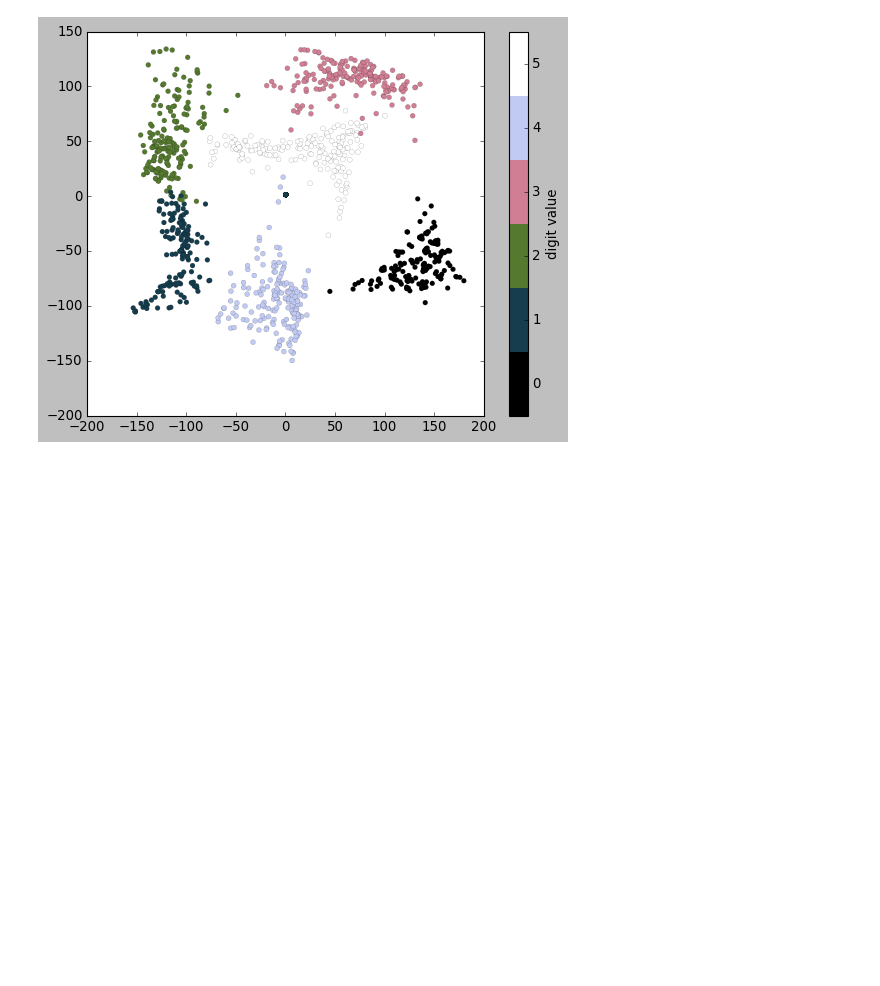
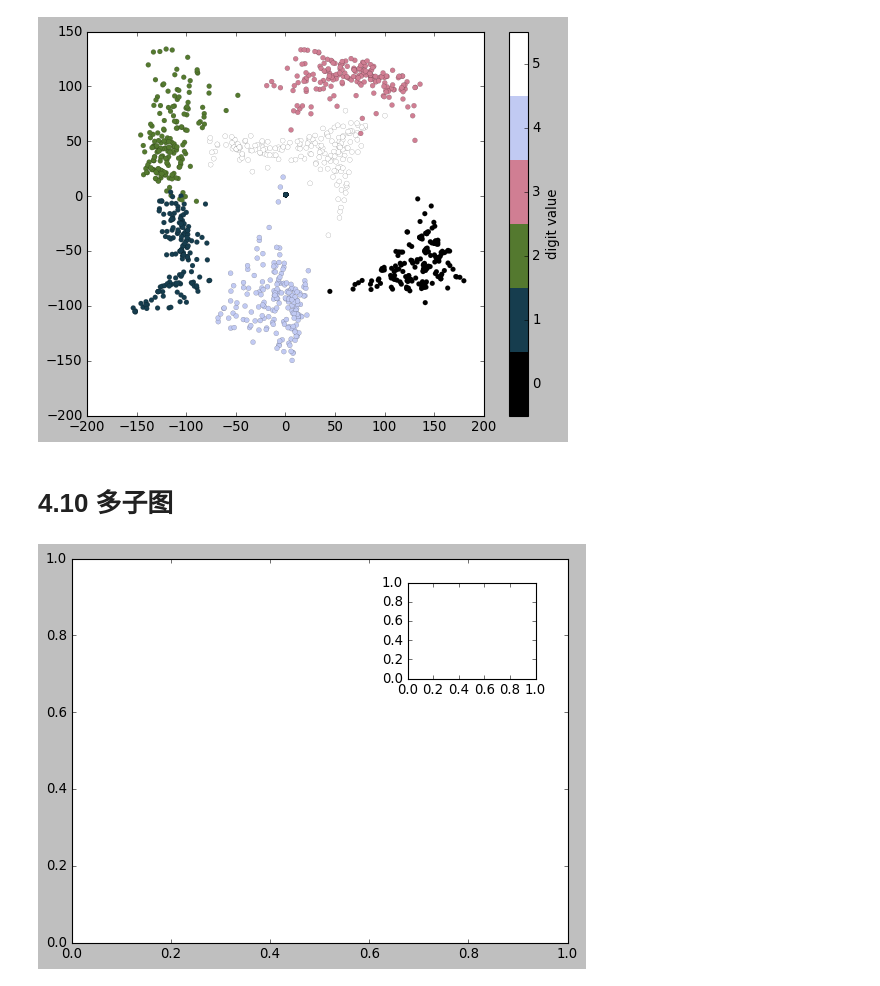
Before and after one commit to asa1525/Fking-ML, a Jupyter notebook: PyhtonDataScienceHandbook/4.9 - 4.11.ipynb, the cells around one changed output. Drawn from its saved outputs; the diff is of its cells as text; code cells hidden in the pictures; blank space fills up the shorter version.

```diff
--- a/PyhtonDataScienceHandbook/4.9.ipynb
+++ b/PyhtonDataScienceHandbook/4.9 - 4.11.ipynb
@@ -105,3 +105,10 @@ plt.colorbar(ticks=range(6), label='digit value')
 plt.clim(-0.5, 5.5)
 # %% [output]
 [figure]
+# %% [markdown]
+# 4.10 多子图
+# %%
+ax1 = plt.axes()
+ax2 = plt.axes([0.65, 0.65, 0.2, 0.2])
+# %% [output]
+[figure, added]
```
Also changed, not shown: parts of 16 cells of this notebook.
